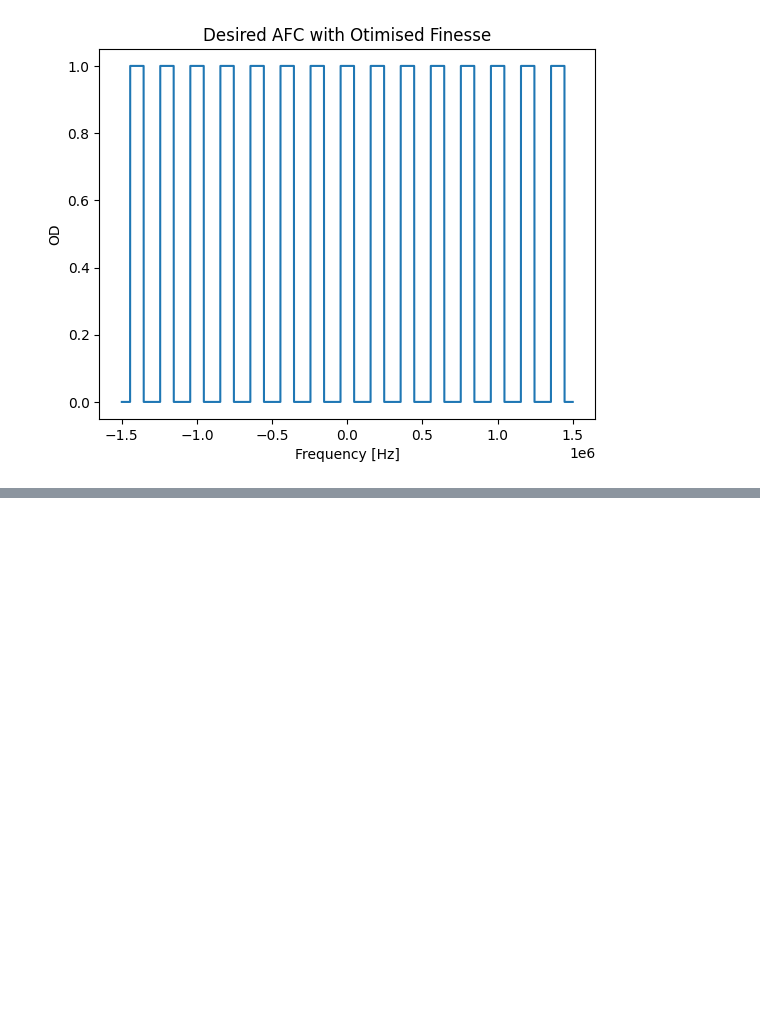
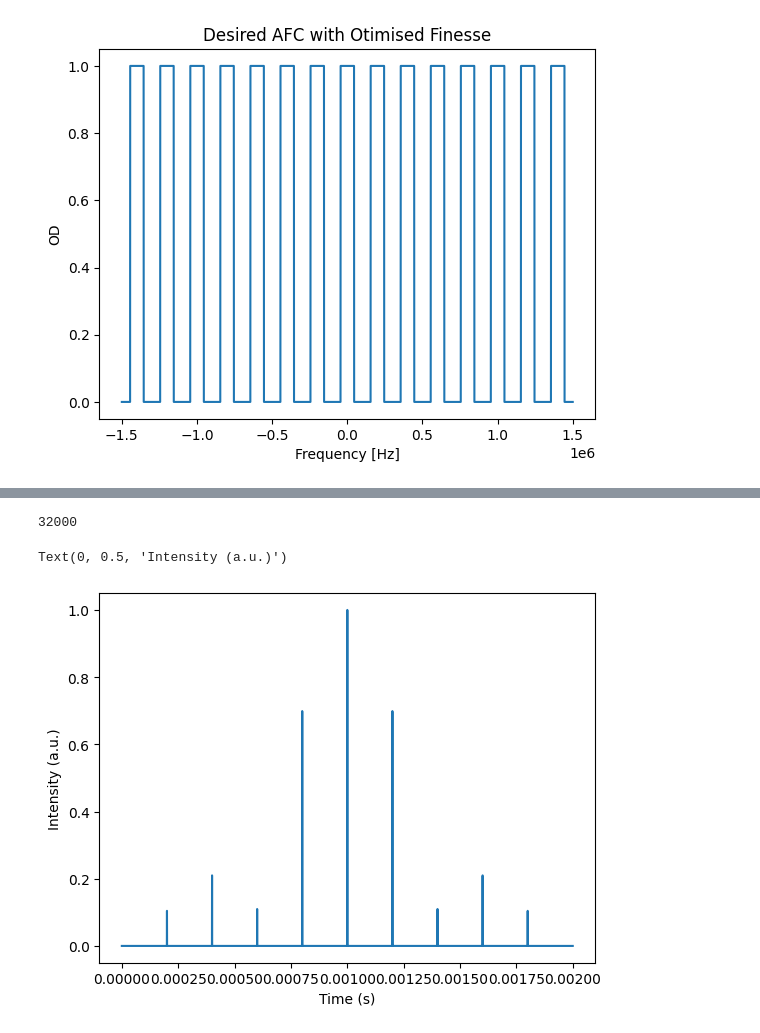
Before and after one commit to JUOM2016/Optimal-AFC-Preperation, a Jupyter notebook: optimal_afc_shape.ipynb, the cells around one changed output, grey strips where cells are left out. Cells and saved outputs as stored; diff of their text form; code cells hidden in the pictures; blank space fills up the shorter version.

```diff
--- a/optimal_afc_shape.ipynb
+++ b/optimal_afc_shape.ipynb
@@ -65,0 +81,37 @@ plt.legend(['absolute value','real'])
+# %%
+# Define AFC pulse sequence
+
+sampling_rate = 2.4e9 # sampling rate of HDAWG
+
+AFC_amplitude = 0.21 # Maximum amplitde of AFC pulse train
+AFC_duration = 2e-3 # Total time of AFC pulse train
+AFC_samples = round(AFC_duration*sampling_rate)
+AFC_pulse_width = 500e-9 # Width of each pulse in the pulse train (defined from AOM response time)
+AFC_pulse_width_samples = round(AFC_pulse_width*sampling_rate)
+
+scaling_fact = int(AFC_samples/len(AFC_train[idx_train]))
+
+print(scaling_fact)
+
+def rect(T):
+    #create a centered rectangular pulse of width $T
+    return lambda t: (-T/2 <= t) & (t < T/2)
+
+def pulse_train(t, at, A, shape):
+    #create a train of pulses over $t at times $at and shape $shape
+    return np.sum(A[:,np.newaxis]*shape(t - at[:,np.newaxis]), axis=0)
+
+AFC_pulse_train = pulse_train(
+    t = np.arange(AFC_samples),              # time domain
+    at = scaling_fact*peaks_abs,  # times of pulses
+    A = Normal_peaks*np.abs(AFC_train[idx_train][peaks_abs]),    # height of pulse
+    shape=  rect(AFC_pulse_width_samples)                 # shape of pulse
+)
+
+plt.plot(np.linspace(0,AFC_duration,AFC_samples),AFC_pulse_train)
+plt.xlabel('Time (s)')
+plt.ylabel('Intensity (a.u.)')
+# %% [output]
+32000
+Text(0, 0.5, 'Intensity (a.u.)')
+[figure, added]
```
Also changed, not shown: parts of 3 cells of this notebook.
